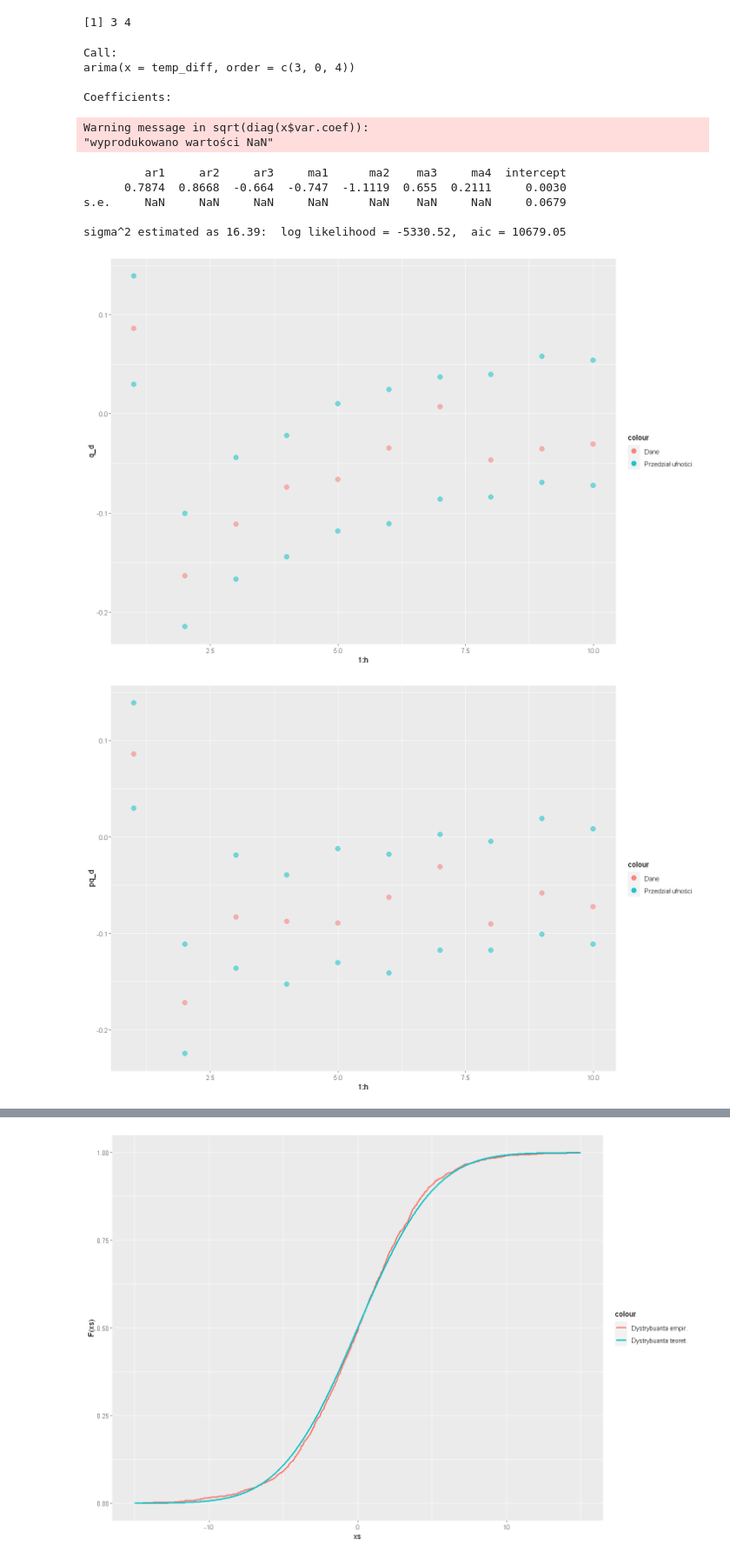
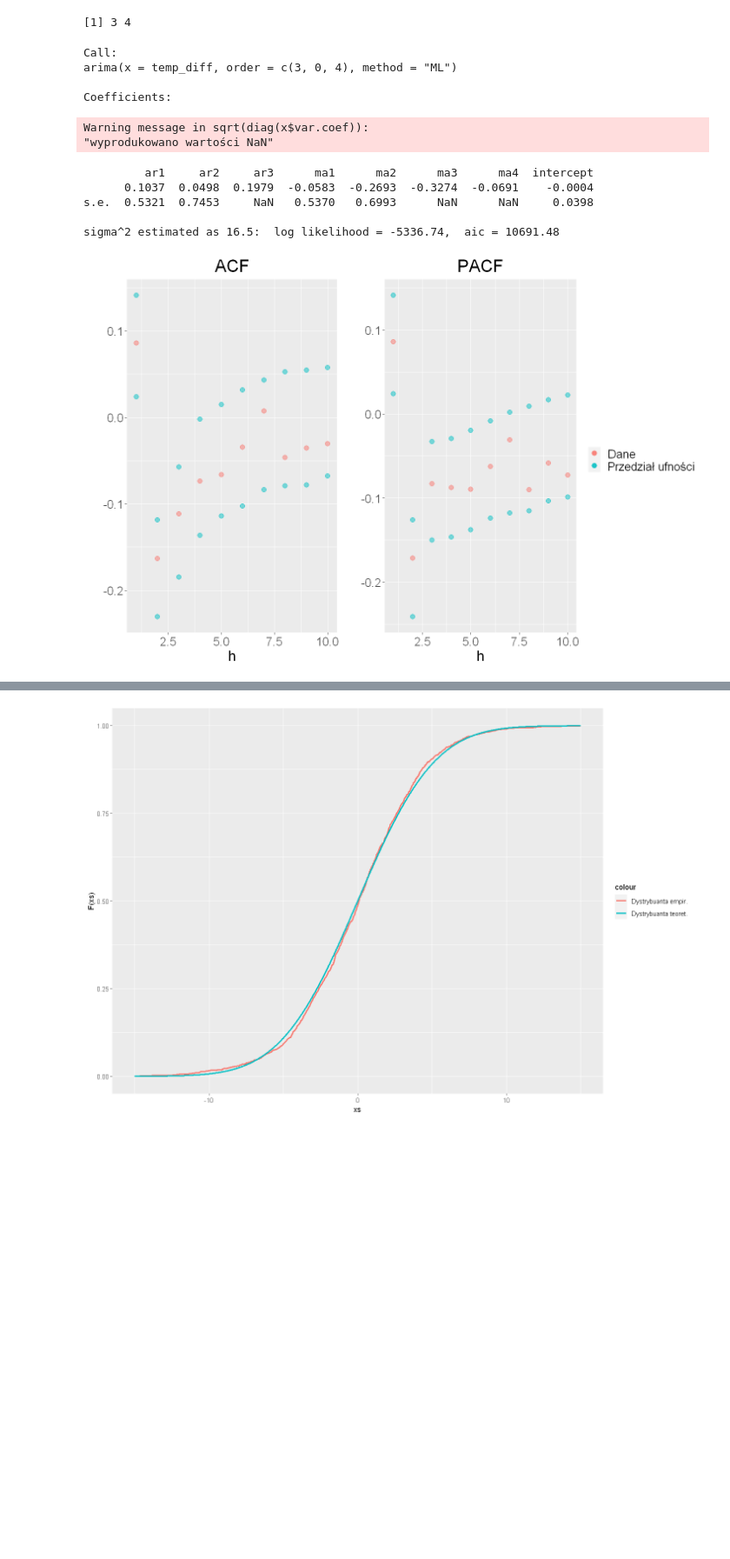
Before and after one commit to Szymex49/ARMA_temperature_modelling, a Jupyter notebook: R.ipynb, the cells around one changed output, grey strips where cells are left out. Shown at 87% size. Cells and saved outputs as stored; diff of their text form; code cells hidden in the pictures; blank space fills up the shorter version.

```diff
--- a/R.ipynb
+++ b/R.ipynb
@@ -177,26 +144,26 @@ Warning message in arima(temp_diff, order = c(p, 0, q)):
 "prawdopodobny problem zbieżności: 'optim' zwrócił kod= 1"
 [1] 3 4
 # %%
-model <- arima(temp_diff, order = c(3, 0, 4))
+model <- arima(temp_diff, order = c(3, 0, 4), method="ML")
 
 print(model)
 
 coefficients <- model$coef
-coef_sigma2 <- model$sigma2
+coef_sigma <- sqrt(model$sigma2)
 AIC_value <- model$aic
 residuals <- model$residuals
 # %% [output]
 Call:
-arima(x = temp_diff, order = c(3, 0, 4))
+arima(x = temp_diff, order = c(3, 0, 4), method = "ML")
 
 Coefficients:
 Warning message in sqrt(diag(x$var.coef)):
 "wyprodukowano wartości NaN"
-         ar1     ar2     ar3     ma1      ma2    ma3     ma4  intercept
-      0.7874  0.8668  -0.664  -0.747  -1.1119  0.655  0.2111     0.0030
-s.e.     NaN     NaN     NaN     NaN      NaN    NaN     NaN     0.0679
+         ar1     ar2     ar3      ma1      ma2      ma3      ma4  intercept
+      0.1037  0.0498  0.1979  -0.0583  -0.2693  -0.3274  -0.0691    -0.0004
+s.e.  0.5321  0.7453     NaN   0.5370   0.6993      NaN      NaN     0.0398
 
-sigma^2 estimated as 16.39:  log likelihood = -5330.52,  aic = 10679.05
+sigma^2 estimated as 16.5:  log likelihood = -5336.74,  aic = 10691.48
 # %%
 M <- 1000
 h <- 10
@@ -207,42 +174,53 @@ pcor_matrix <- matrix(0, nrow = M, ncol = h)
 
 for (j in 1:M){
 
-    Xt <- arima.sim(model = list(order = c(3, 0, 4), ar = c(0.7874, 0.8668, -0.664), ma = c(-0.747, -1.1119, 0.655, 0.2111)), n = 1000, sd = sqrt(16.39))
+    Xt <- arima.sim(model = list(order = c(3, 0, 4), ar = coefficients[1:3], ma = coefficients[4:7]), n = 1000, sd = sqrt(coef_sigma))
 
     cors <- acf(Xt, lag.max=h, plot=FALSE)$acf
     cors <- cors[2:(length(cors))]
     cor_matrix[j,] <- cors
 
     pcors <- pacf(Xt, lag.max=h, plot=FALSE)$acf
     pcor_matrix[j,] <- pcors
 }
 
 q_d <- c()
 q_g <- c()
 pq_d <- c()
 pq_g <- c()
 for (i in 1:h){
     q_d <- append(q_d, quantile(cor_matrix[,i], alpha/2))
     q_g <- append(q_g, quantile(cor_matrix[,i], 1 - alpha/2))
     pq_d <- append(pq_d, quantile(pcor_matrix[,i], alpha/2))
     pq_g <- append(pq_g, quantile(pcor_matrix[,i], 1 - alpha/2))
 }
 
 cors <- acf(temp_diff, plot=FALSE, lag.max=h)$acf
 cors <- cors[2:(length(cors))]
-ggplot() +
+plt1 <- ggplot() +
   geom_point(aes(1:h, q_d, col="Przedział ufności"), size=3, alpha=0.5) +
   geom_point(aes(1:h, q_g, col="Przedział ufności"), size=3, alpha=0.5) +
-  geom_point(aes(1:h, cors, col="Dane"), size=3, alpha=0.5)
+  geom_point(aes(1:h, cors, col="Dane"), size=3, alpha=0.5) +
+  theme(legend.position = "none", plot.title = element_text(hjust = 0.5), text = element_text(size = 20)) +
+  ggtitle("ACF") +
+  ylab("") +
+  xlab("h")
 
 pcors <- pacf(temp_diff, plot=FALSE, lag.max=h)$acf
-ggplot() +
+plt2 <- ggplot() +
   geom_point(aes(1:h, pq_d, col="Przedział ufności"), size=3, alpha=0.5) +
   geom_point(aes(1:h, pq_g, col="Przedział ufności"), size=3, alpha=0.5) +
-  geom_point(aes(1:h, pcors, col="Dane"), size=3, alpha=0.5)
+  geom_point(aes(1:h, pcors, col="Dane"), size=3, alpha=0.5) +
+  theme(legend.title=element_blank(), plot.title = element_text(hjust = 0.5), text = element_text(size = 20)) +
+  ggtitle("PACF") +
+  ylab("") +
+  xlab("h")
+
+plt <- plot_grid(plt1, plt2, rel_widths = c(1, 1.4))
+plt
+ggsave("images/conf_intervals.pdf", plt, width=14, height=6)
 # %% [output]
-[figure, old version]
+[figure, new version]
-[figure, removed]
 # %%
 plot(residuals)
 # %% [output]
```
Also changed, not shown: parts of 10 cells of this notebook, 4 other files.
